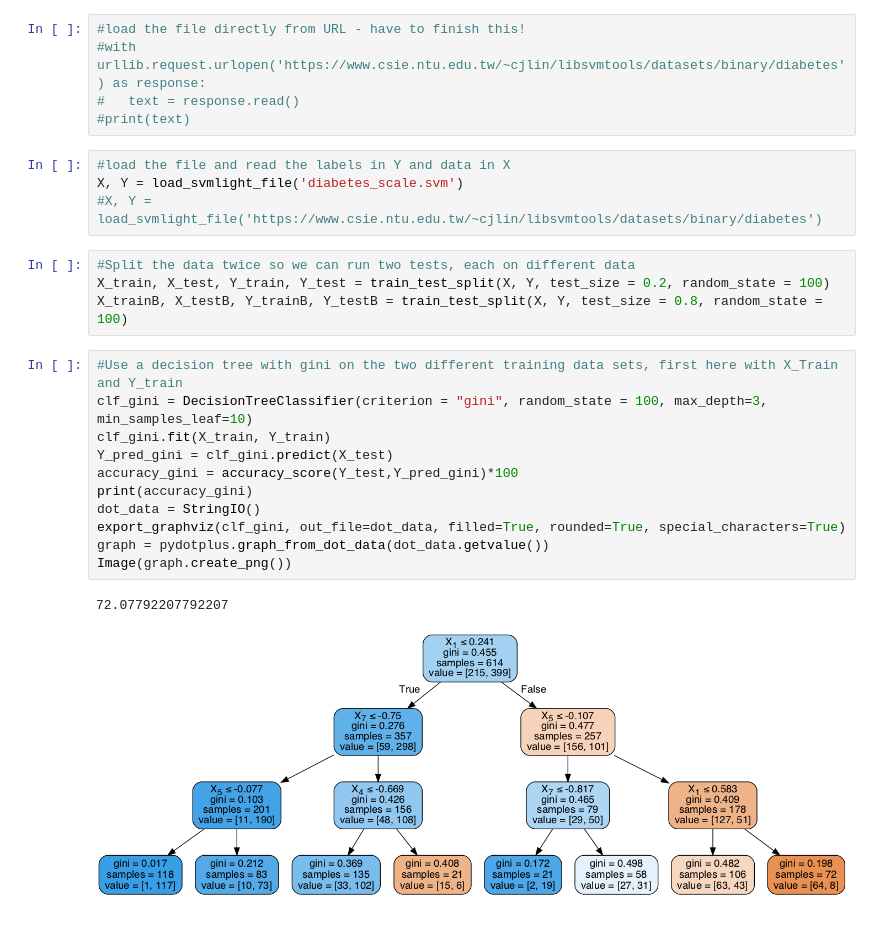
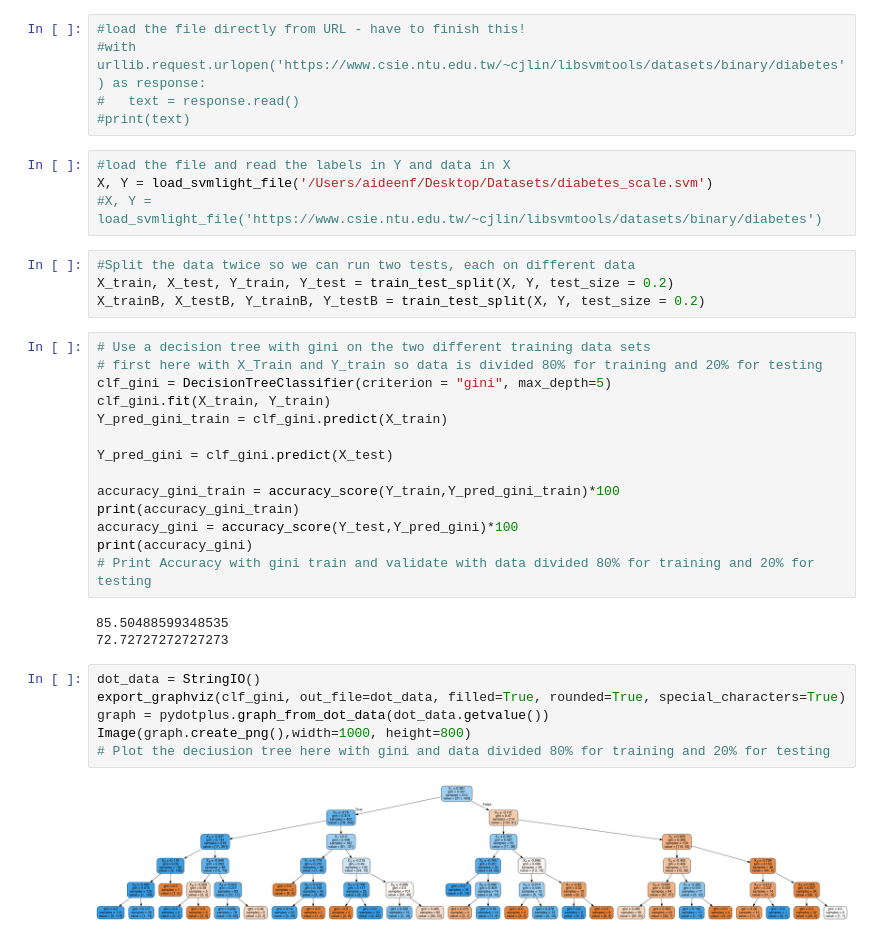
Before and after one commit to aideenf/DecisionTree-, a Jupyter notebook: DecisionTree.ipynb, the cells around one changed output. Cells and saved outputs as stored; diff of their text form.

```diff
--- a/DecisionTree.ipynb
+++ b/DecisionTree.ipynb
@@ -26,24 +27,35 @@ from sklearn.tree import export_graphviz
 #print(text)
 # %%
 #load the file and read the labels in Y and data in X
-X, Y = load_svmlight_file('diabetes_scale.svm')
+X, Y = load_svmlight_file('/Users/aideenf/Desktop/Datasets/diabetes_scale.svm')
 #X, Y = load_svmlight_file('https://www.csie.ntu.edu.tw/~cjlin/libsvmtools/datasets/binary/diabetes')
 # %%
 #Split the data twice so we can run two tests, each on different data
-X_train, X_test, Y_train, Y_test = train_test_split(X, Y, test_size = 0.2, random_state = 100)
-X_trainB, X_testB, Y_trainB, Y_testB = train_test_split(X, Y, test_size = 0.8, random_state = 100)
+X_train, X_test, Y_train, Y_test = train_test_split(X, Y, test_size = 0.2)
+X_trainB, X_testB, Y_trainB, Y_testB = train_test_split(X, Y, test_size = 0.2)
 # %%
-#Use a decision tree with gini on the two different training data sets, first here with X_Train and Y_train
-clf_gini = DecisionTreeClassifier(criterion = "gini", random_state = 100, max_depth=3, min_samples_leaf=10)
+# Use a decision tree with gini on the two different training data sets
+# first here with X_Train and Y_train so data is divided 80% for training and 20% for testing
+clf_gini = DecisionTreeClassifier(criterion = "gini", max_depth=5)
 clf_gini.fit(X_train, Y_train)
+Y_pred_gini_train = clf_gini.predict(X_train)
+
 Y_pred_gini = clf_gini.predict(X_test)
+
+accuracy_gini_train = accuracy_score(Y_train,Y_pred_gini_train)*100
+print(accuracy_gini_train)
 accuracy_gini = accuracy_score(Y_test,Y_pred_gini)*100
 print(accuracy_gini)
-dot_data = StringIO()
-export_graphviz(clf_gini, out_file=dot_data, filled=True, rounded=True, special_characters=True)
-graph = pydotplus.graph_from_dot_data(dot_data.getvalue())
-Image(graph.create_png())
+# Print Accuracy with gini train and validate with data divided 80% for training and 20% for testing
 # %% [output]
-72.07792207792207
+85.50488599348535
+72.72727272727273
-[figure, removed]
+# %%
+dot_data = StringIO()
+export_graphviz(clf_gini, out_file=dot_data, filled=True, rounded=True, special_characters=True)
+graph = pydotplus.graph_from_dot_data(dot_data.getvalue())
+Image(graph.create_png(),width=1000, height=800)
+# Plot the deciusion tree here with gini and data divided 80% for training and 20% for testing
+# %% [output]
+[figure, added]
 # %%
```
Also changed, not shown: parts of 9 cells of this notebook.
